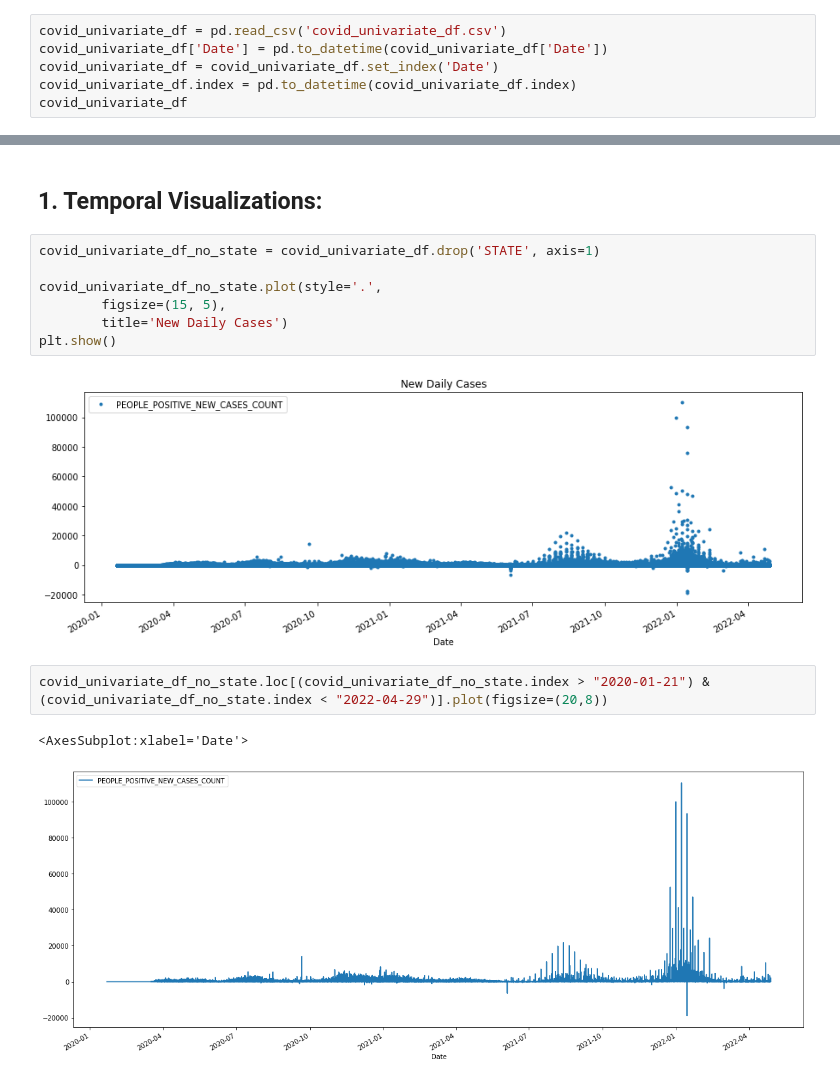
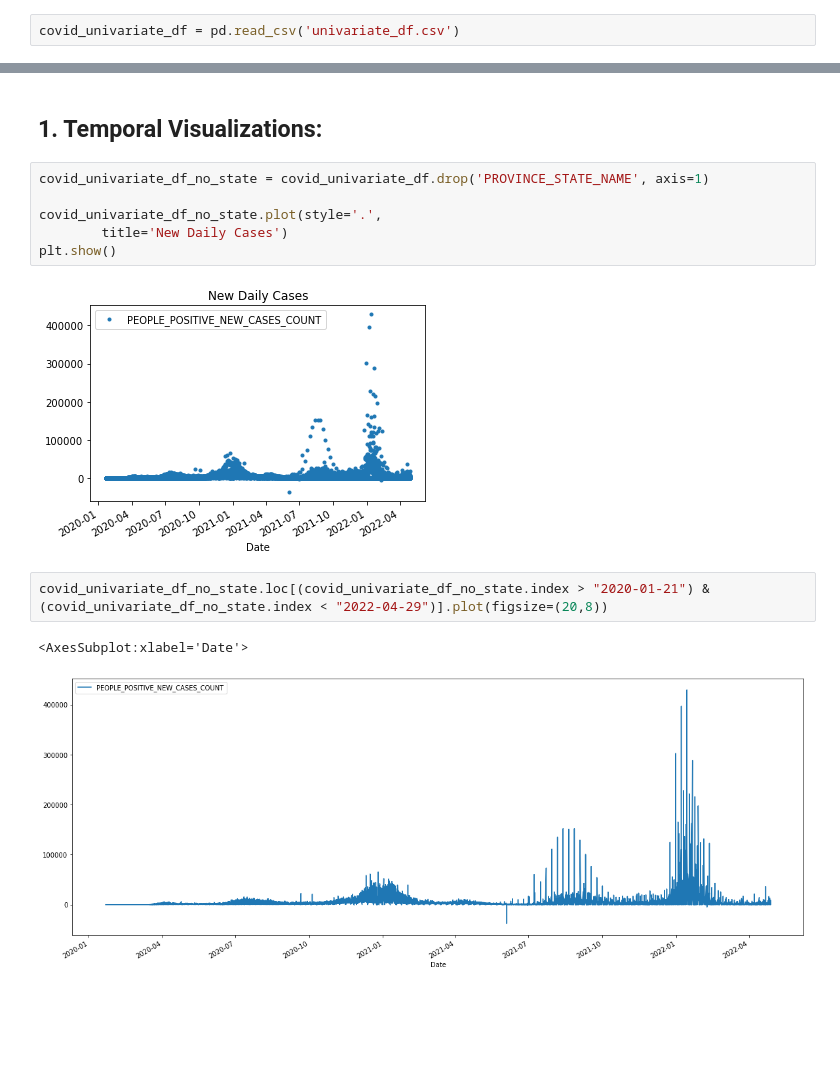
Before and after one commit to danielhe-nu/STAT390-Snowman, a Jupyter notebook: Midterm Daniel/EDA Midterm Updated.ipynb, the cells around one changed output, grey strips where cells are left out. Cells and saved outputs as stored; diff of their text form; blank space fills up the shorter version.

```diff
--- a/Midterm Daniel/EDA Midterm Updated.ipynb
+++ b/Midterm Daniel/EDA Midterm Updated.ipynb
@@ -10,8 +10,4 @@ from imblearn.over_sampling import SMOTE
 import warnings
 warnings.filterwarnings("ignore")
 # %%
-covid_univariate_df = pd.read_csv('covid_univariate_df.csv')
-covid_univariate_df['Date'] = pd.to_datetime(covid_univariate_df['Date'])
-covid_univariate_df = covid_univariate_df.set_index('Date')
-covid_univariate_df.index = pd.to_datetime(covid_univariate_df.index)
-covid_univariate_df
+covid_univariate_df = pd.read_csv('univariate_df.csv')
@@ -33,17 +35,16 @@ covid_univariate_df
 # %% [markdown]
 ## 1. Temporal Visualizations:
 # %%
-covid_univariate_df_no_state = covid_univariate_df.drop('STATE', axis=1)
+covid_univariate_df_no_state = covid_univariate_df.drop('PROVINCE_STATE_NAME', axis=1)
 
 covid_univariate_df_no_state.plot(style='.',
-        figsize=(15, 5),
         title='New Daily Cases')
 plt.show()
 # %% [output]
-[figure, old version]
+[figure, new version]
 # %%
 covid_univariate_df_no_state.loc[(covid_univariate_df_no_state.index > "2020-01-21") & (covid_univariate_df_no_state.index < "2022-04-29")].plot(figsize=(20,8))
 # %% [output]
 <AxesSubplot:xlabel='Date'>
-[figure, old version]
+[figure, new version]
 # %%
```
Also changed, not shown: parts of 10 cells of this notebook, 2 other files.
